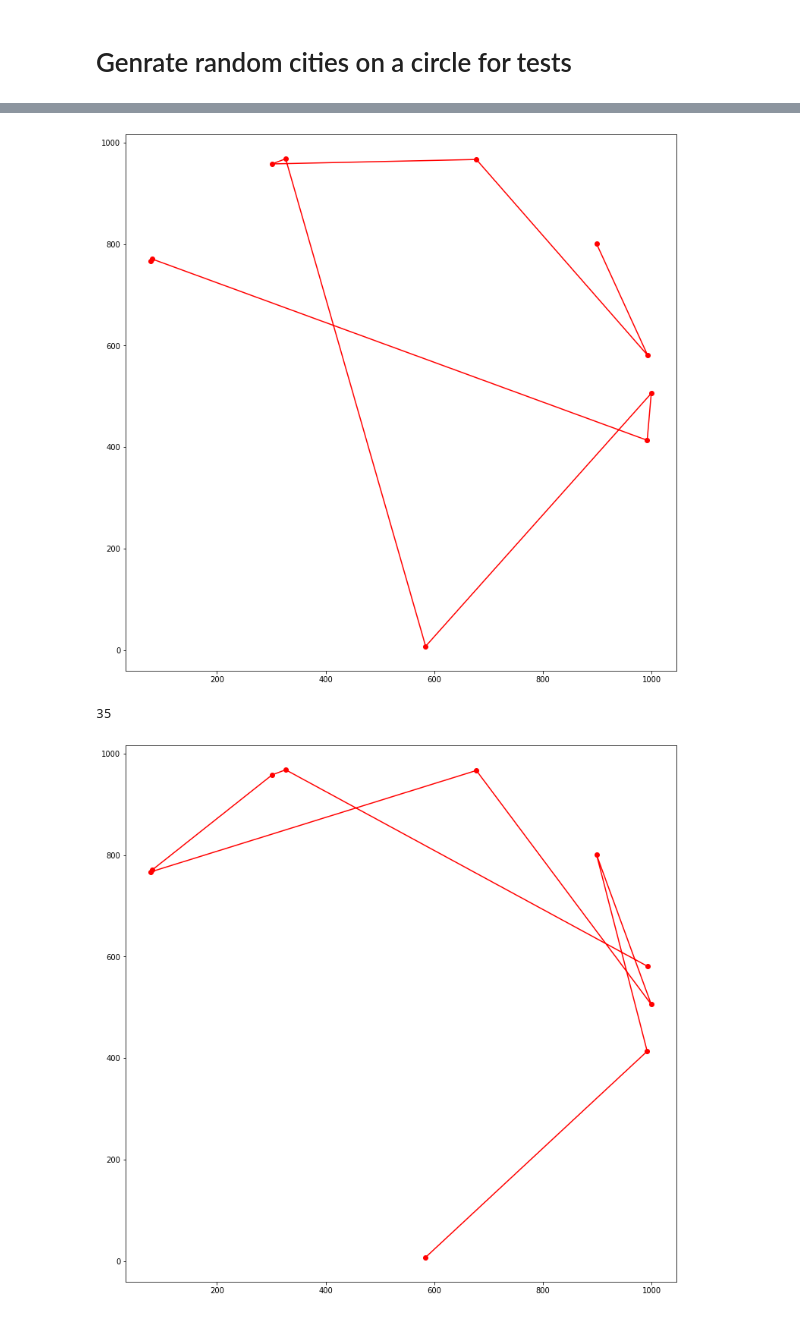
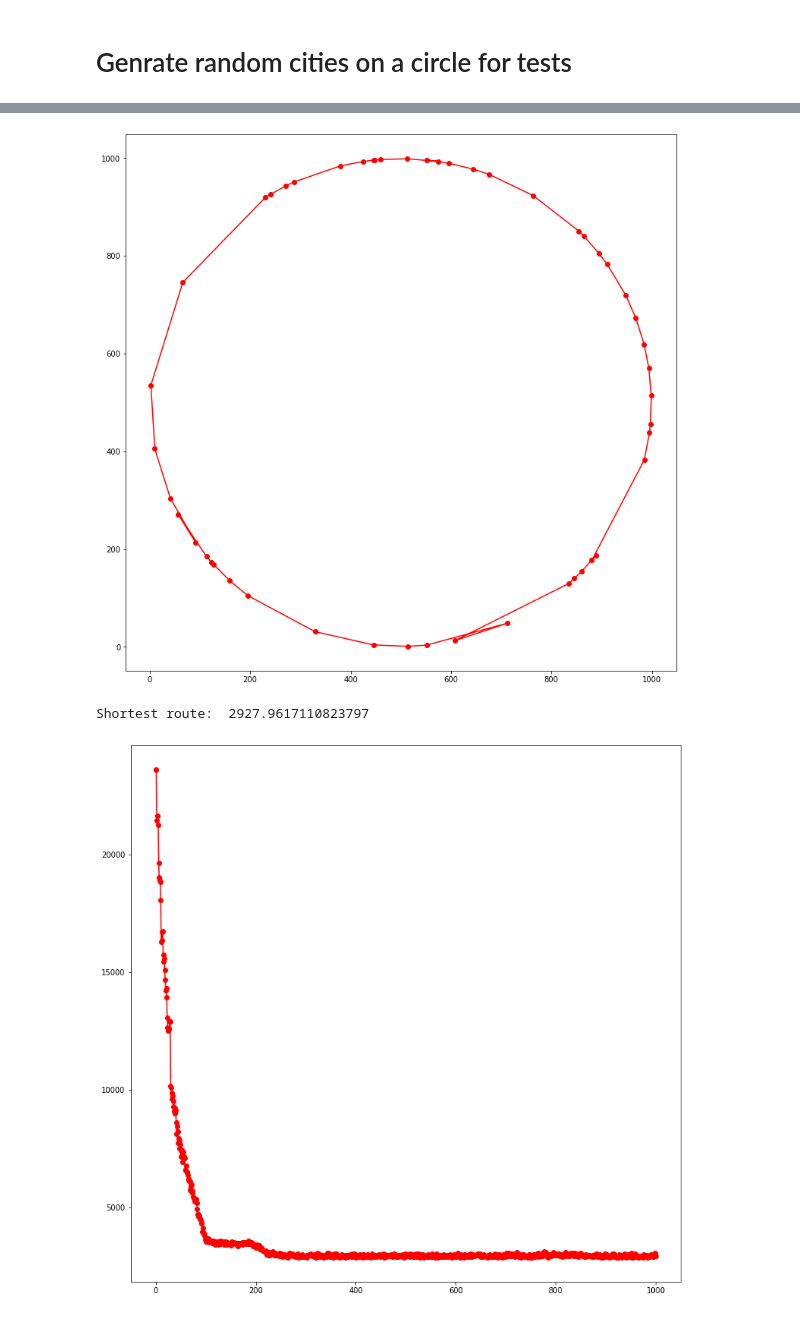
Before and after one commit to vegetablecode/ai-chapter, a Jupyter notebook: genetic-algorithm/notebook/genetic.ipynb, the cells around one changed output, grey strips where cells are left out. Saved outputs shown, nothing was run; the diff lists cells and outputs as text; code cells hidden in the pictures.

```diff
--- a/genetic-algorithm/notebook/genetic.ipynb
+++ b/genetic-algorithm/notebook/genetic.ipynb
@@ -69,8 +82,15 @@ import src.genetic_algorithm as ga
 # %%
-# get initial population & calculate fitness
-population = ga.get_initial_population(circle_cities, 50, circle_order)
-fitness_list = []
-for i in range(len(population)):
-    fitness = ga.calculate_fitness(circle_cities, population[i])
-    fitness_list.append(fitness)
-    #print(population[i], " f:", fitness)
+# create initial population & calculate fitness
+population = ga.get_initial_population(circle_cities, POPULATION_SIZE, circle_order)
+fitness_scores, current_record = ga.calculate_fitness(circle_cities, population)
+# %%
+# show best score for initial population
+best_distances.append(current_record)
+print("Shortest route: ", current_record)
+
+# plot best route
+best_score_index = np.argmax(fitness_scores)
+x = utils.get_x_list(circle_cities, population[best_score_index])
+y = utils.get_y_list(circle_cities, population[best_score_index])
+plt.plot(x, y, linestyle='-', marker='o', color='r')
+plt.show()
@@ -77,9 +102,25 @@ for i in range(len(population)):
+# %%
+#for n in range(len(population)):
+#    print(population[n], " | f: ", 1/fitness_scores[n])
+#print("initial-----")
+
+for i in range(NUMB_OF_ITERATIONS):
+    fitness_scores, current_record = ga.calculate_fitness(circle_cities, population)
+    normalized_fitness_scores = ga.normalize_fitness(fitness_scores)
+    population = ga.next_generation(circle_cities, population, normalized_fitness_scores)
+    best_distances.append(current_record)
+    #for n in range(len(population)):
+        #print(population[n], " | f: ", 1/fitness_scores[n])
+    #print("-----")
 # %%
-best_population_index = np.argmax(fitness_list)
-
-x = utils.get_x_list(circle_cities, population[best_population_index])
-y = utils.get_y_list(circle_cities, population[best_population_index])
+# plot best distance
+best_score_index = np.argmax(fitness_scores)
+x = utils.get_x_list(circle_cities, population[best_score_index])
+y = utils.get_y_list(circle_cities, population[best_score_index])
 plt.plot(x, y, linestyle='-', marker='o', color='r')
 plt.show()
+
+print("Shortest route: ", best_distances[-1])
 # %% [output]
-[figure, old version]
+[figure, new version]
+Shortest route:  2927.9617110823797
@@ -95,11 +127,8 @@ for i in range(len(population)):
 # %%
-best_population_index = np.argmax(fitness_list)
-print(best_population_index)
-
-x = utils.get_x_list(circle_cities, population[best_population_index])
-y = utils.get_y_list(circle_cities, population[best_population_index])
+# plot distance graph
+x = list(range(len(best_distances)))
+y = best_distances
 plt.plot(x, y, linestyle='-', marker='o', color='r')
 plt.show()
 # %% [output]
-35
-[figure, old version]
+[figure, new version]
```
Also changed, not shown: parts of 10 cells of this notebook, 1 other file.
